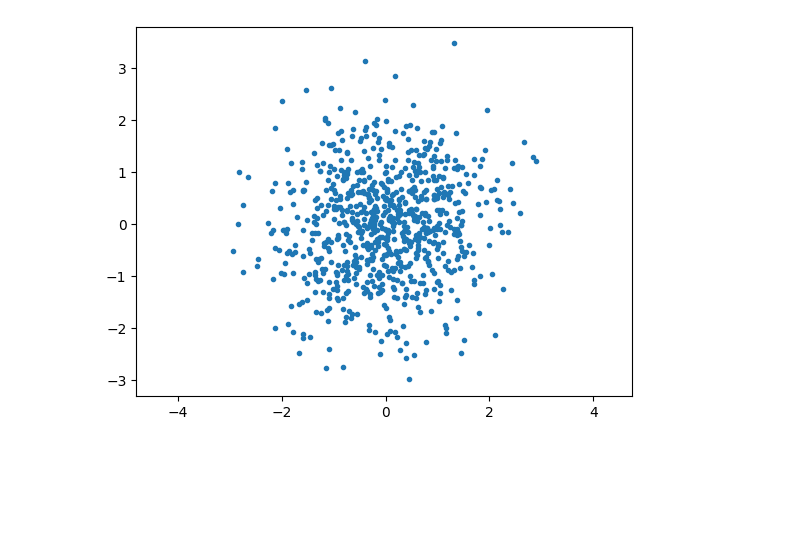
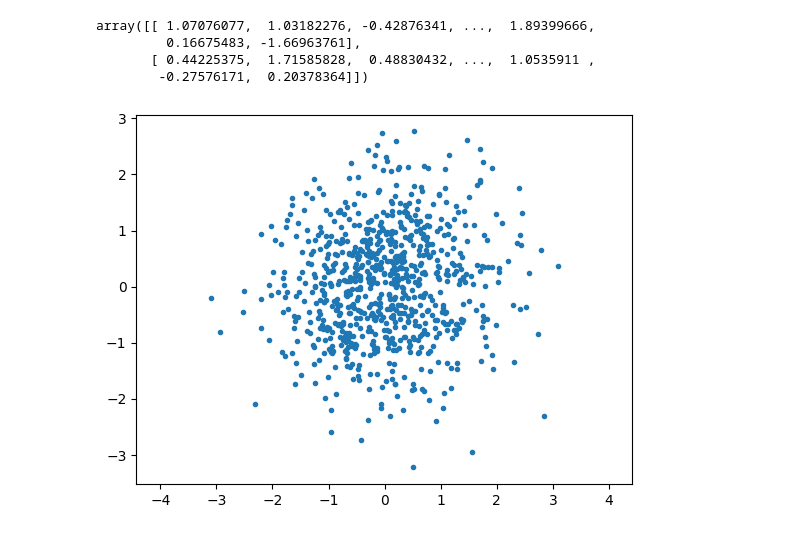
Before and after one commit to kingusiu/opDeDe, a Jupyter notebook: notebooks/correlated_distributions.ipynb, the cells around one changed output. Saved outputs shown, nothing was run; the diff lists cells and outputs as text; code cells hidden in the pictures; blank space fills up the shorter version.

```diff
--- a/notebooks/correlated_distributions.ipynb
+++ b/notebooks/correlated_distributions.ipynb
@@ -29,13 +29,25 @@ means = [0., 0.]
 stds = [1., 1.]
 corr = 0.1
 cov = [[stds[0]**2, stds[0]*stds[1]*corr], [stds[0]*stds[1]*corr, stds[1]**2]]
+# %%
+from scipy.stats import multivariate_normal
+normal = multivariate_normal(means, cov)
+# %%
+N = 800
+# %%
+normal.rvs(size=N).T
+# %% [output]
+array([[ 1.07076077,  1.03182276, -0.42876341, ...,  1.89399666,
+         0.16675483, -1.66963761],
+       [ 0.44225375,  1.71585828,  0.48830432, ...,  1.0535911 ,
+        -0.27576171,  0.20378364]])
 # %%
-x, y = np.random.multivariate_normal(means, cov, size=800).T
+x, y = normal.rvs(size=N).T
 plt.plot(x, y, '.')
 plt.axis('equal')
 plt.show()
 # %% [output]
-[figure, old version]
+[figure, new version]
 # %%
 cov
 # %% [output]
```
Also changed, not shown: parts of 22 cells of this notebook, 4 other files.
